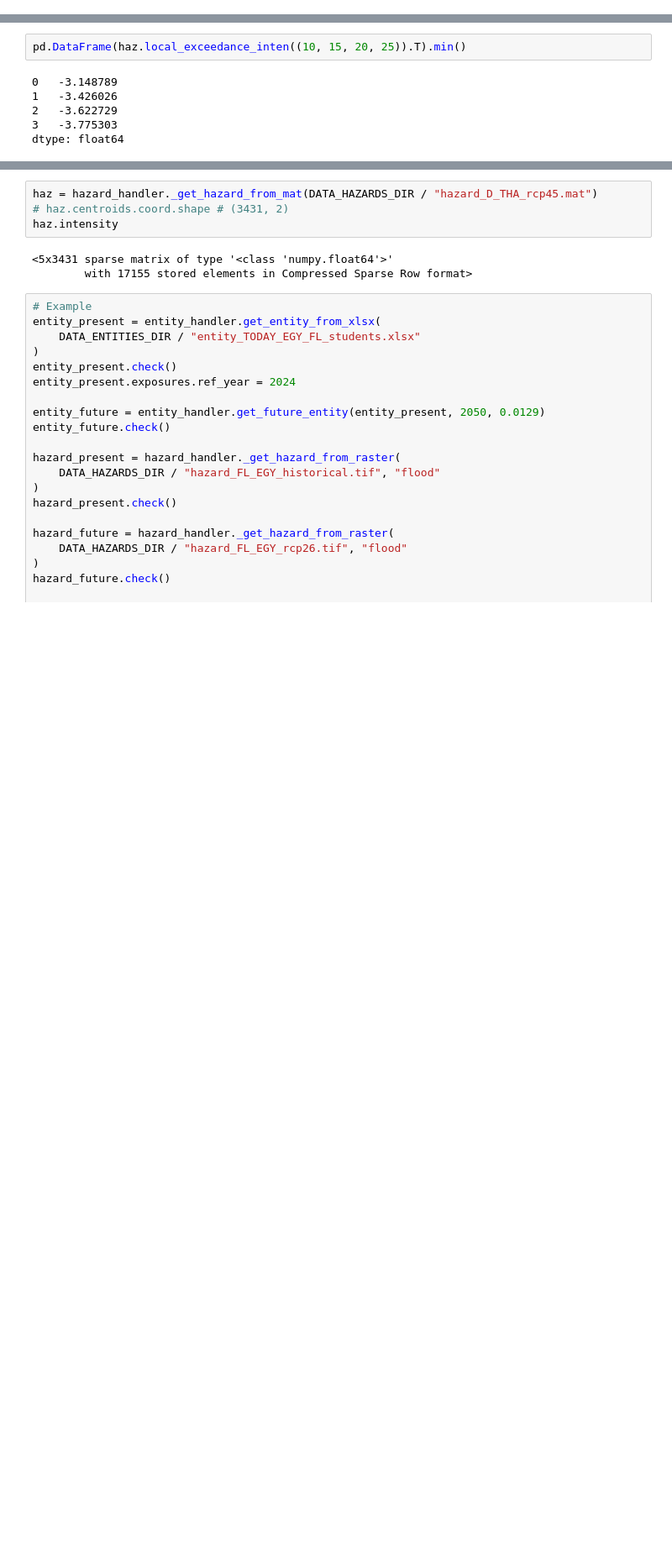
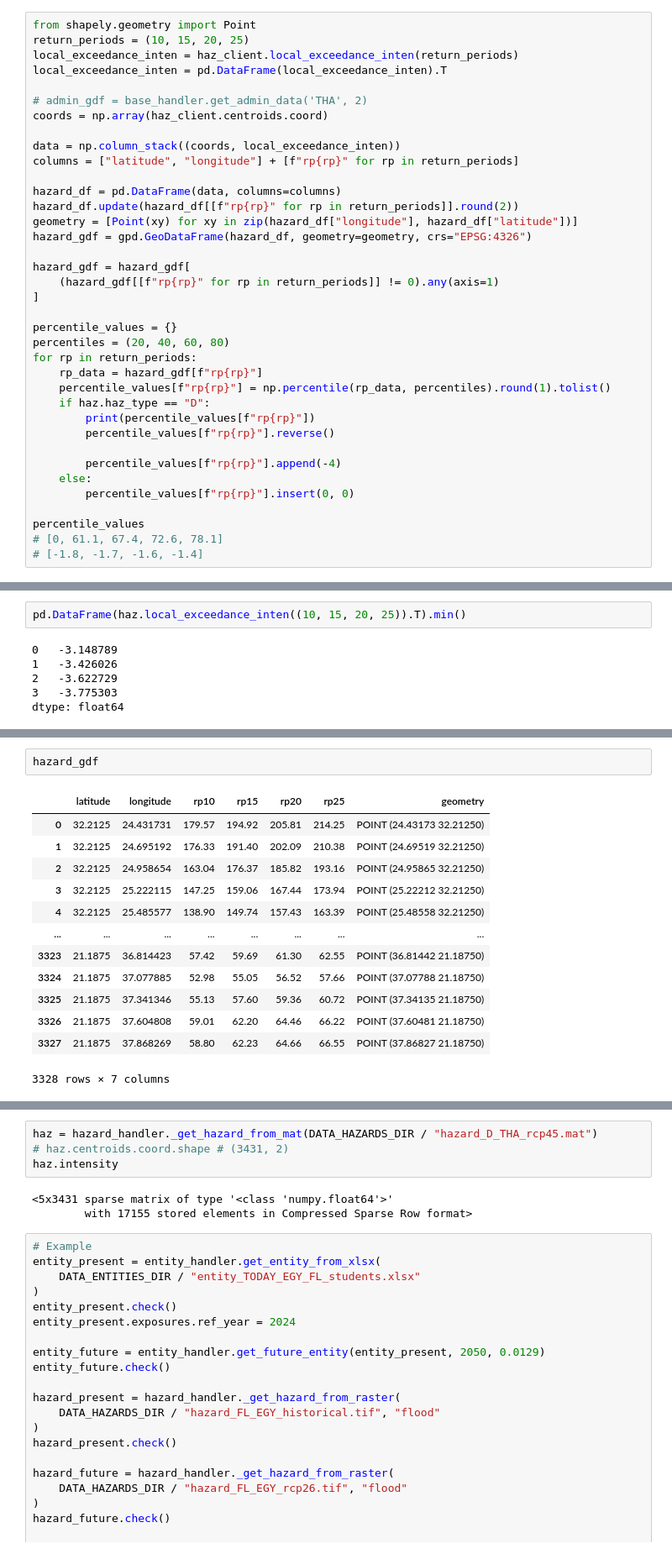
Before and after one commit to gkalomalos/ERA_projects_SWORD, a Jupyter notebook: backend/dev.ipynb, the cells around one changed output, grey strips where cells are left out. Shown: that part at 84% size. Cells and saved outputs as stored; diff of their text form; blank space fills up the shorter version.

```diff
--- a/backend/dev.ipynb
+++ b/backend/dev.ipynb
@@ -64,0 +70,37 @@ client = Client()
+# %%
+from shapely.geometry import Point
+return_periods = (10, 15, 20, 25)
+local_exceedance_inten = haz_client.local_exceedance_inten(return_periods)
+local_exceedance_inten = pd.DataFrame(local_exceedance_inten).T
+
+# admin_gdf = base_handler.get_admin_data('THA', 2)
+coords = np.array(haz_client.centroids.coord)
+
+data = np.column_stack((coords, local_exceedance_inten))
+columns = ["latitude", "longitude"] + [f"rp{rp}" for rp in return_periods]
+
+hazard_df = pd.DataFrame(data, columns=columns)
+hazard_df.update(hazard_df[[f"rp{rp}" for rp in return_periods]].round(2))
+geometry = [Point(xy) for xy in zip(hazard_df["longitude"], hazard_df["latitude"])]
+hazard_gdf = gpd.GeoDataFrame(hazard_df, geometry=geometry, crs="EPSG:4326")
+
+hazard_gdf = hazard_gdf[
+    (hazard_gdf[[f"rp{rp}" for rp in return_periods]] != 0).any(axis=1)
+]
+
+percentile_values = {}
+percentiles = (20, 40, 60, 80)
+for rp in return_periods:
+    rp_data = hazard_gdf[f"rp{rp}"]
+    percentile_values[f"rp{rp}"] = np.percentile(rp_data, percentiles).round(1).tolist()
+    if haz.haz_type == "D":
+        print(percentile_values[f"rp{rp}"])
+        percentile_values[f"rp{rp}"].reverse()
+
+        percentile_values[f"rp{rp}"].append(-4)
+    else:
+        percentile_values[f"rp{rp}"].insert(0, 0)
+
+percentile_values
+# [0, 61.1, 67.4, 72.6, 78.1]
+# [-1.8, -1.7, -1.6, -1.4]
@@ -124,0 +194,16 @@ percentile_values
+# %%
+hazard_gdf
+# %% [output]
+|  | latitude | longitude | rp10 | rp15 | rp20 | rp25 | geometry |
+| 0 | 32.2125 | 24.431731 | 179.57 | 194.92 | 205.81 | 214.25 | POINT (24.43173 32.21250) |
+| 1 | 32.2125 | 24.695192 | 176.33 | 191.40 | 202.09 | 210.38 | POINT (24.69519 32.21250) |
+| 2 | 32.2125 | 24.958654 | 163.04 | 176.37 | 185.82 | 193.16 | POINT (24.95865 32.21250) |
+| 3 | 32.2125 | 25.222115 | 147.25 | 159.06 | 167.44 | 173.94 | POINT (25.22212 32.21250) |
+| 4 | 32.2125 | 25.485577 | 138.90 | 149.74 | 157.43 | 163.39 | POINT (25.48558 32.21250) |
+| ... | ... | ... | ... | ... | ... | ... | ... |
+| 3323 | 21.1875 | 36.814423 | 57.42 | 59.69 | 61.30 | 62.55 | POINT (36.81442 21.18750) |
+| 3324 | 21.1875 | 37.077885 | 52.98 | 55.05 | 56.52 | 57.66 | POINT (37.07788 21.18750) |
+| 3325 | 21.1875 | 37.341346 | 55.13 | 57.60 | 59.36 | 60.72 | POINT (37.34135 21.18750) |
+| 3326 | 21.1875 | 37.604808 | 59.01 | 62.20 | 64.46 | 66.22 | POINT (37.60481 21.18750) |
+| 3327 | 21.1875 | 37.868269 | 58.80 | 62.23 | 64.66 | 66.55 | POINT (37.86827 21.18750) |
+3328 rows × 7 columns
```
Also changed, not shown: parts of 9 cells of this notebook.
